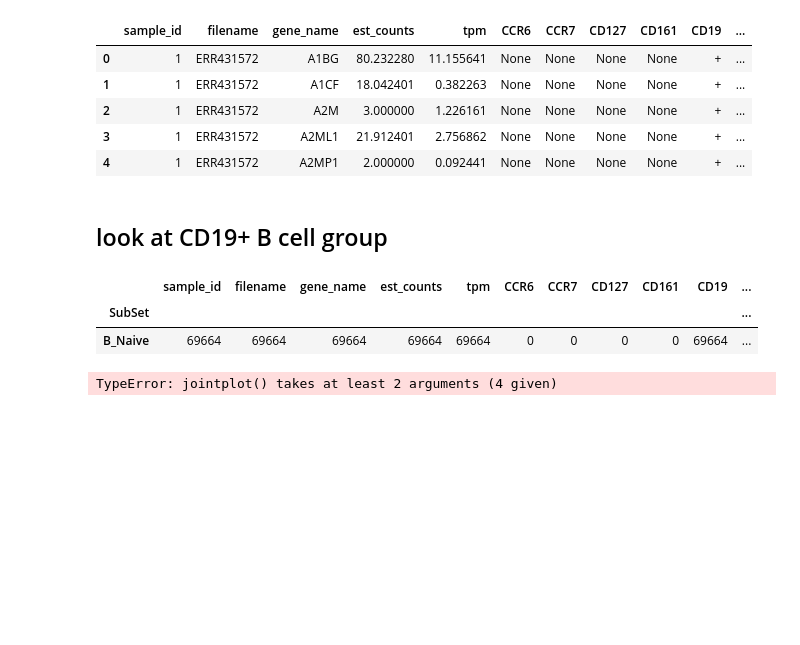
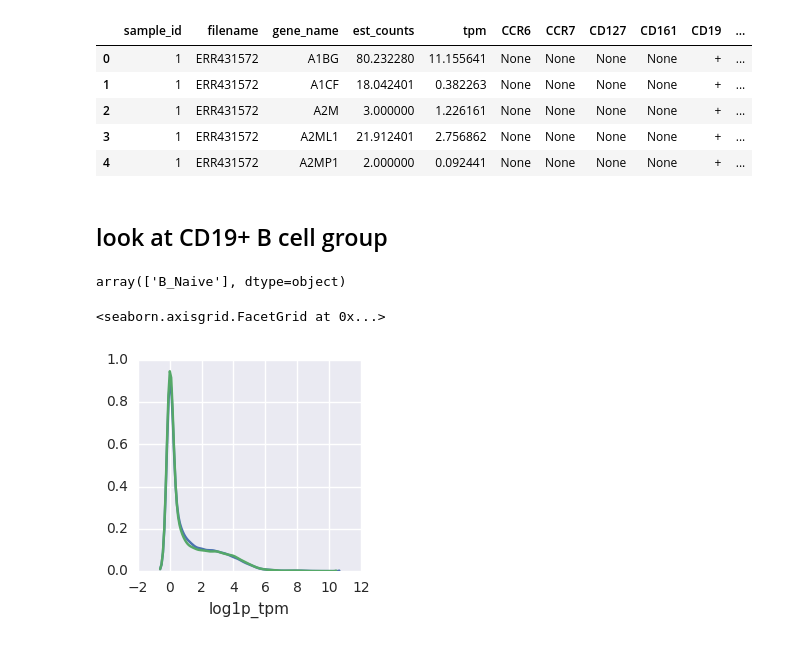
Before and after one commit to hammerlab/immune-infiltrate-explorations, a Jupyter notebook: behavior_of_rnaseq_data/0.5 load (jacki).ipynb, the cells around one changed output. Cells and saved outputs as stored; diff of their text form; code cells hidden in the pictures; blank space fills up the shorter version.

Commit message:
first version of data explorations

```diff
--- a/behavior_of_rnaseq_data/0.5 load (jacki).ipynb
+++ b/behavior_of_rnaseq_data/0.5 load (jacki).ipynb
@@ -121,7 +135,7 @@ def simple_summary(df):
     return df.groupby(['sample_id', 'filename', 'gene_name'])[['est_counts', 'tpm']].sum().reset_index()
 # %%
 # process both B cells
-simple_summary = simple_summary(load_multiple(['ERR431572', 'ERR431624', 'ERR431583']))
+simple_summary = prep_simple_summary(load_multiple(['ERR431572', 'ERR431624', 'ERR431583']))
 simple_summary.head()
 # %% [output]
 |  | sample_id | filename | gene_name | est_counts | tpm |
@@ -246,13 +282,13 @@ simple_summary.head()
 | 4 | 1 | ERR431572 | A2MP1 | 2.000000 | 0.092441 |
 # %%
 
-def annotated_summary(df, metadata, **kwargs):
+def prep_annotated_summary(df, metadata, **kwargs):
     """
     sum counts, abundance (tpm) across genes
     """
     return pd.merge(df, metadata, on='filename', how='left', **kwargs)
 # %%
-annotated_summary = annotated_summary(simple_summary, metadata=subsets)
+annotated_summary = prep_annotated_summary(simple_summary, metadata=subsets)
 # %%
 annotated_summary.head()
 # %% [output]
@@ -265,9 +301,7 @@ annotated_summary.head()
 # %% [markdown]
 ## look at CD19+ B cell group
 # %%
-annotated_summary.loc[annotated_summary['CD19']=='+',:].groupby('SubSet').count()
+annotated_summary.loc[annotated_summary['CD19']=='+','SubSet'].unique()
 # %% [output]
-|  | sample_id | filename | gene_name | est_counts | tpm | CCR6 | CCR7 | CD127 | CD161 | CD19 | ... |
-| SubSet |  |  |  |  |  |  |  |  |  |  | ... |
-| B_Naive | 69664 | 69664 | 69664 | 69664 | 69664 | 0 | 0 | 0 | 0 | 69664 | ... |
+array(['B_Naive'], dtype=object)
 # %%
@@ -277,4 +309,8 @@ sns.boxplot(data=annotated_summary.loc[annotated_summary['CD19']=='+',:], x='gen
-# %%
-sns.jointplot(data=annotated_summary.loc[annotated_summary['CD19']=='+',:], x='tpm', color='SubSet', hist=False, kind='distplot')
-# %% [output]
-TypeError: jointplot() takes at least 2 arguments (4 given)
+# %%
+annotated_summary['log1p_tpm'] = np.log1p(annotated_summary['tpm'])
+# %%
+g = sns.FacetGrid(annotated_summary.loc[annotated_summary['CD19']=='+',:], hue='sample_id')
+g.map(sns.distplot, 'log1p_tpm', hist=False)
+# %% [output]
+<seaborn.axisgrid.FacetGrid at 0x...>
+[figure, added]
```
Also changed, not shown: parts of 29 cells of this notebook.
